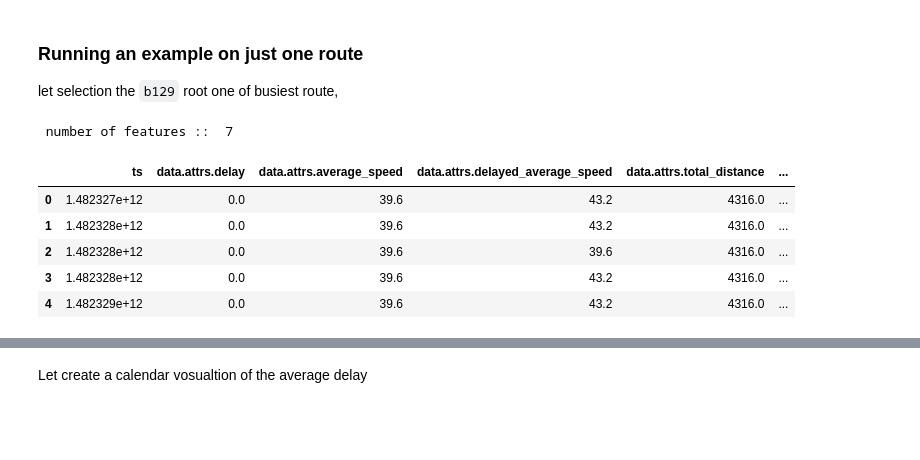
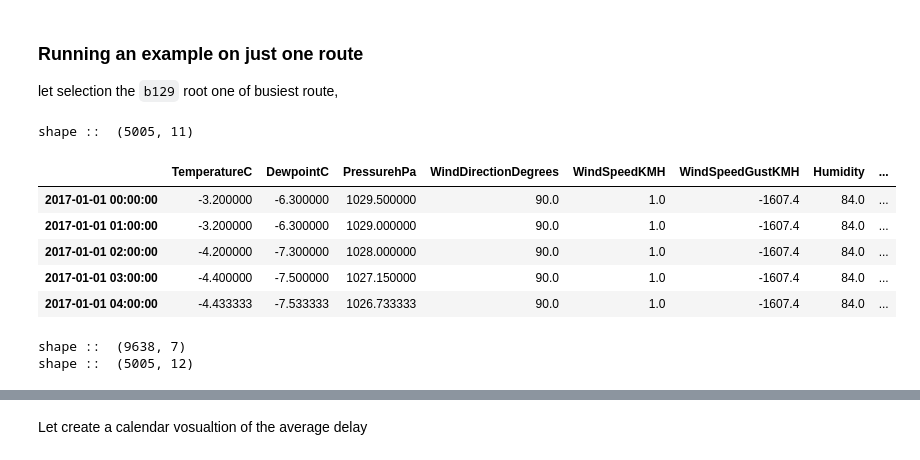
Before and after one commit to yhaddad/KaggleDojo, a Jupyter notebook: time_serie_regression.ipynb, the cells around one changed output, grey strips where cells are left out. Cells and saved outputs as stored; diff of their text form; code cells hidden in the pictures; blank space fills up the shorter version.

```diff
--- a/time_serie_regression.ipynb
+++ b/time_serie_regression.ipynb
@@ -118,8 +195,10 @@ for c in cur_data:
+# %%
+df_weather = pd.concat(data['IUPPERAU8'],ignore_index=True)
 # %% [markdown]
 After the normalisation of the json file, to make it easy to read, someone can use one root to extract the all the available features. But earlier we showed the most interetsing features so we are going to take those as the feature that we want to analyse
 # %%
-features =  [
-    'ts',
+feat_traffic =  [
+    'time',
     'data.attrs.delay'                    ,
     'data.attrs.average_speed'            ,
     'data.attrs.delayed_average_speed'    ,
@@ -127,26 +206,19 @@ features =  [
     'data.attrs.total_duration'           ,
     'data.attrs.total_duration_in_traffic'
 ]
+feat_weather =  [
+    'time',
+    'TemperatureC',
+    'DewpointC',
+    'PressurehPa',
+    'WindDirectionDegrees',
+    'WindSpeedKMH',
+    'WindSpeedGustKMH',
+    'Humidity',
+    'HourlyPrecipMM',
+    'dailyrainMM'
+]
 # %% [markdown]
 ### Running an example on just one route
 
 let selection the `b129` root one of busiest route,
-# %%
-import numpy as np
-print " number of features :: ", len(features)
-X  = np.concatenate((cur_df['cur.wilhering.b129.traffic.risc-software.at'][features],
-                     cur_df['cur.zentrum.b129.traffic.risc-software.at'  ][features]))
-
-Y  = np.concatenate((+np.ones(cur_df['cur.wilhering.b129.traffic.risc-software.at'].shape[0]),
-                     -np.ones(cur_df['cur.zentrum.b129.traffic.risc-software.at'  ].shape[0])))
-
-df = pd.DataFrame(np.hstack((X, Y.reshape(Y.shape[0], -1))), columns = features + ['direction'])
-df.head()
-# %% [output]
- number of features ::  7
-|  | ts | data.attrs.delay | data.attrs.average_speed | data.attrs.delayed_average_speed | data.attrs.total_distance | ... |
-| 0 | 1.482327e+12 | 0.0 | 39.6 | 43.2 | 4316.0 | ... |
-| 1 | 1.482328e+12 | 0.0 | 39.6 | 43.2 | 4316.0 | ... |
-| 2 | 1.482328e+12 | 0.0 | 39.6 | 39.6 | 4316.0 | ... |
-| 3 | 1.482328e+12 | 0.0 | 39.6 | 43.2 | 4316.0 | ... |
-| 4 | 1.482329e+12 | 0.0 | 39.6 | 43.2 | 4316.0 | ... |
@@ -170,0 +225,40 @@ df['evening'] = (df['tod'] >= time(15, 0)) & (df['tod'] <= time(18,0))
+# %%
+import numpy as np
+df_traffic = cur_df['cur.wilhering.b129.traffic.risc-software.at']
+df_traffic['time'] = pd.to_datetime(df_traffic['ts']/1000.0, unit='s')
+df_traffic = df_traffic[feat_traffic]
+
+df_weather["time"] = pd.to_datetime(df_weather['Time'], format='%Y-%m-%d %H:%M:%S')
+df_weather = df_weather[feat_weather]
+# %%
+import time
+from dateutil import parser, rrule
+from datetime import datetime, time, date
+
+def uniformise_dataframe(data = pd.DataFrame()):
+    print "shape :: ", data.shape
+    data_copy = data
+    data_copy.is_copy = False
+    data_copy['hour'] = data_copy.time.apply(lambda x: datetime(x.year, x.month, x.day, x.hour) )
+    data_copy = data_copy.reset_index().groupby(['hour']).mean()
+    data_copy.reset_index(inplace=True)
+    data_copy = data_copy.set_index(data_copy.hour.values)
+    data_copy = data_copy.drop('hour' , 1)
+    data_copy = data_copy.drop('index', 1)
+    return data_copy
+# %%
+uniformise_dataframe(df_weather).head()
+# %% [output]
+shape ::  (5005, 11)
+|  | TemperatureC | DewpointC | PressurehPa | WindDirectionDegrees | WindSpeedKMH | WindSpeedGustKMH | Humidity | ... |
+| 2017-01-01 00:00:00 | -3.200000 | -6.300000 | 1029.500000 | 90.0 | 1.0 | -1607.4 | 84.0 | ... |
+| 2017-01-01 01:00:00 | -3.200000 | -6.300000 | 1029.000000 | 90.0 | 1.0 | -1607.4 | 84.0 | ... |
+| 2017-01-01 02:00:00 | -4.200000 | -7.300000 | 1028.000000 | 90.0 | 1.0 | -1607.4 | 84.0 | ... |
+| 2017-01-01 03:00:00 | -4.400000 | -7.500000 | 1027.150000 | 90.0 | 1.0 | -1607.4 | 84.0 | ... |
+| 2017-01-01 04:00:00 | -4.433333 | -7.533333 | 1026.733333 | 90.0 | 1.0 | -1607.4 | 84.0 | ... |
+# %%
+df_traffic = uniformise_dataframe(df_traffic)
+df_weather = uniformise_dataframe(df_weather)
+# %% [output]
+shape ::  (9638, 7)
+shape ::  (5005, 12)
```
Also changed, not shown: parts of 18 cells of this notebook, 2 other files.
